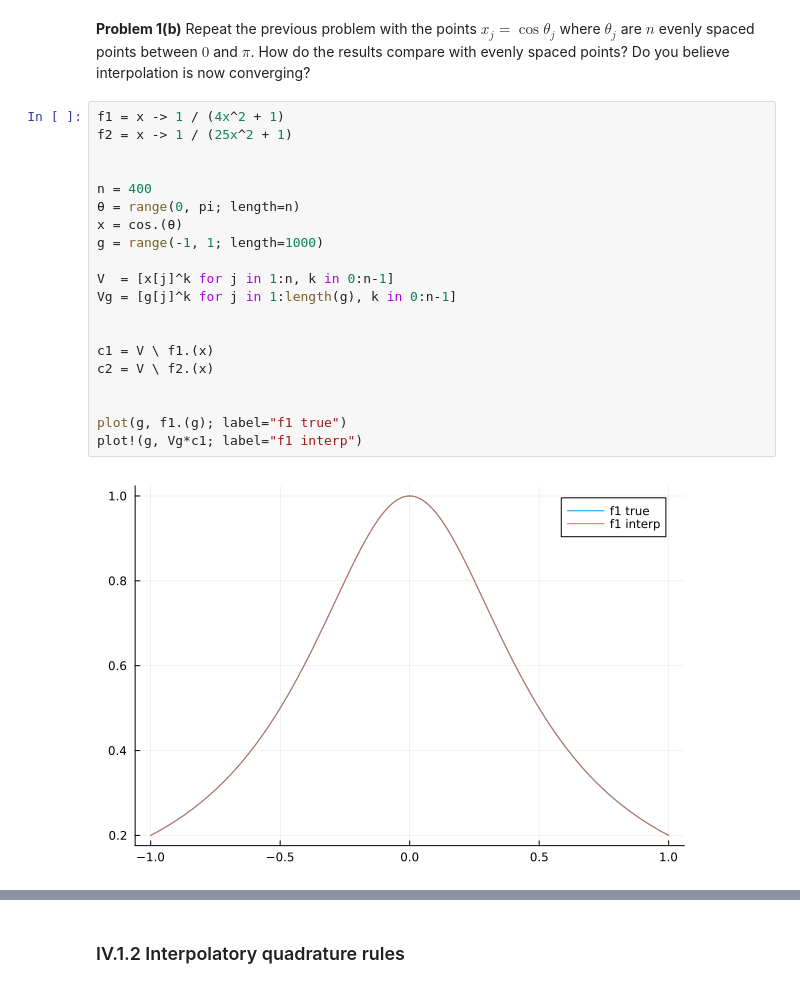
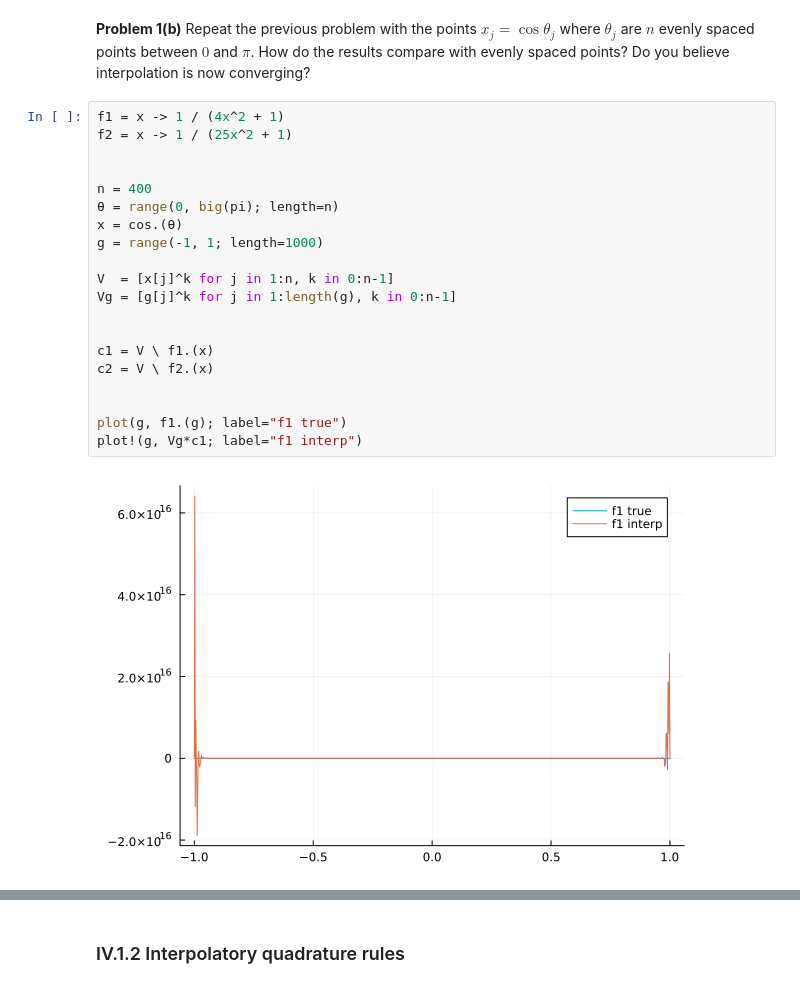
Before and after one commit to lovelife383/MATH50003NumericalAnalysis, a Jupyter notebook: labs/lab7.ipynb, the cells around one changed output, grey strips where cells are left out. Saved outputs shown, nothing was run; the diff lists cells and outputs as text.

```diff
--- a/labs/lab7.ipynb
+++ b/labs/lab7.ipynb
@@ -123,25 +123,25 @@ between $0$ and $π$. How do the results compare with evenly spaced points? Do y
 # %%
 f1 = x -> 1 / (4x^2 + 1)
 f2 = x -> 1 / (25x^2 + 1)
 
 
 n = 400
-θ = range(0, pi; length=n)
+θ = range(0, big(pi); length=n)
 x = cos.(θ)
 g = range(-1, 1; length=1000)
 
 V  = [x[j]^k for j in 1:n, k in 0:n-1]
 Vg = [g[j]^k for j in 1:length(g), k in 0:n-1]
 
 
 c1 = V \ f1.(x)
 c2 = V \ f2.(x)
 
 
 plot(g, f1.(g); label="f1 true")
 plot!(g, Vg*c1; label="f1 interp")
 # %% [output]
-[figure, old version]
+[figure, new version]
 # %%
 plot(g, f2.(g); label="f2 true")
 plot!(g, Vg*c2; label="f2 interp")
```
Also changed, not shown: parts of 5 cells of this notebook.
